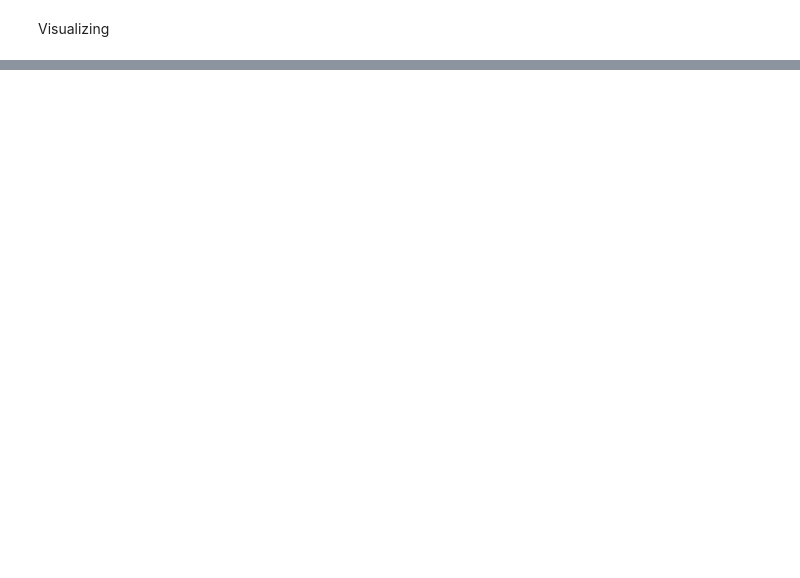
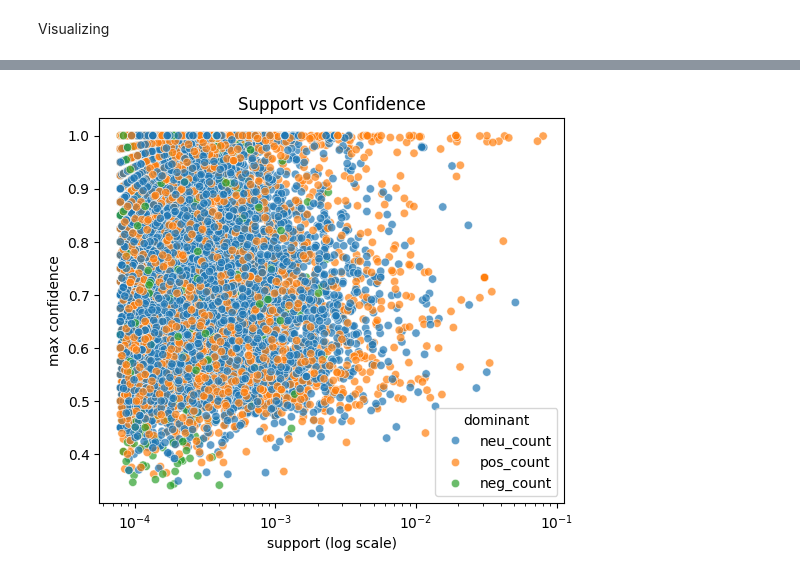
Before and after one commit to jelittle/EECS_4412_Final_Project, a Jupyter notebook: EDA/t4sa_EDA_Joshua.ipynb, the cells around one changed output, grey strips where cells are left out. Cells and saved outputs as stored; diff of their text form; code cells hidden in the pictures; blank space fills up the shorter version.

```diff
--- a/EDA/t4sa_EDA_Joshua.ipynb
+++ b/EDA/t4sa_EDA_Joshua.ipynb
@@ -289,0 +344,21 @@ adding columns for later correlation visualizaiton
+# %%
+# analyze / visualize word_freq
+import matplotlib.pyplot as plt
+import seaborn as sns
+import numpy as np
+
+wf = word_freq.copy()
+wf['log_total'] = np.log1p(wf['total_count'])
+wf['dominant'] = wf[['neg_count','neu_count','pos_count']].idxmax(axis=1)
+
+palette = {'neg_count':'red','neu_count':'green','pos_count':'blue'}
+wf['support'] = wf['total_count'] / len(EDA_DF)   # or use support_pos etc.
+wf['support_log10'] = np.log10(wf['support'] + 1e-12)
+# %%
+#support vs confidence scatter
+wf['confidence_max'] = wf[['confidence_neg','confidence_neu','confidence_pos']].max(axis=1)
+plt.figure(figsize=(6,5))
+sns.scatterplot(data=wf, x='support', y='confidence_max', hue='dominant', alpha=0.7)
+plt.xscale('log'); plt.xlabel('support (log scale)'); plt.ylabel('max confidence'); plt.title('Support vs Confidence'); plt.show()
+# %% [output]
+[figure, added]
```
Also changed, not shown: parts of 9 cells of this notebook.
